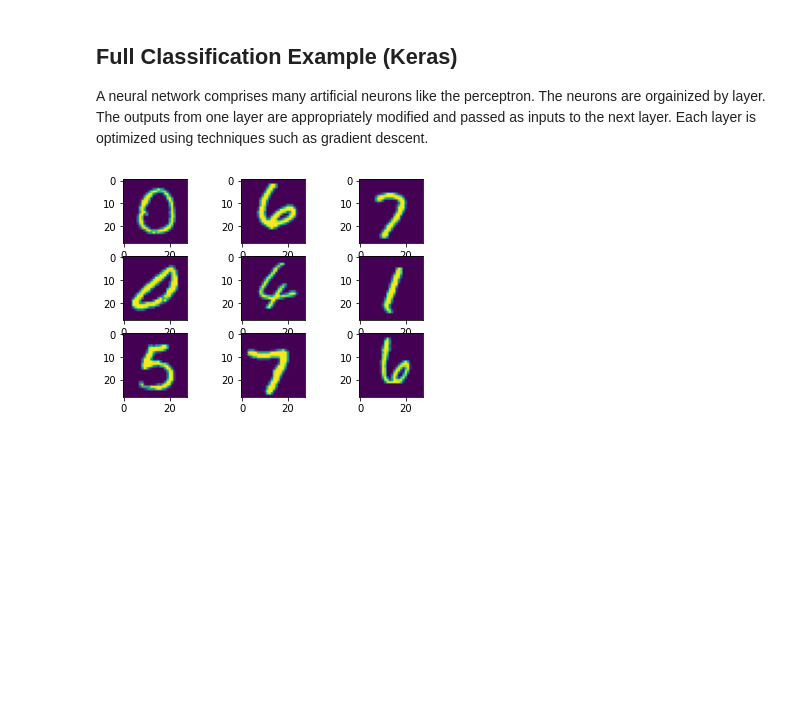
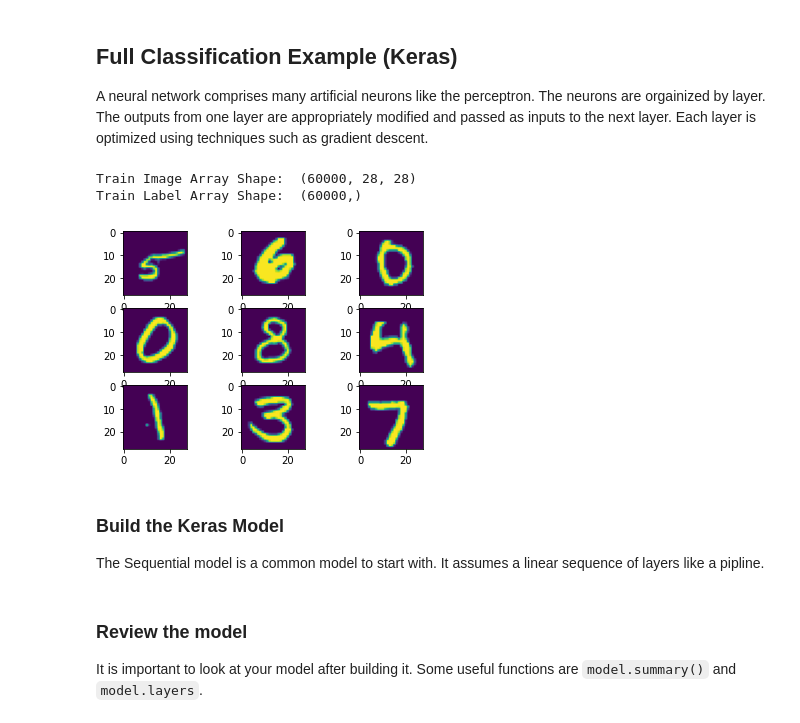
Before and after one commit to smnieee/ml_workshop, a Jupyter notebook: session5/1_FunWithNeuralNets.ipynb, the cells around one changed output. Drawn from its saved outputs; the diff is of its cells as text; code cells hidden in the pictures; blank space fills up the shorter version.

```diff
--- a/session5/1_FunWithNeuralNets.ipynb
+++ b/session5/1_FunWithNeuralNets.ipynb
@@ -114,17 +114,32 @@ A neural network comprises many artificial neurons like the perceptron. The neur
 # %%
 import sklearn
 mnist = keras.datasets.mnist
-(X_train, y_train), (X_test, y_test) = mnist.load_data()
+(X_train_full, y_train_full), (X_test, y_test) = mnist.load_data()
 
-img_samples = np.random.randint(0, high=len(X_train), size=9)
+# Rescale the data
+X_train_full = X_train_full /255.0
+y_train_full = y_train_full / 255.0
+X_test = X_test / 255.0
+y_test = y_test / 255.0
+
+print("Train Image Array Shape: ", np.shape(X_train_full))
+print("Train Label Array Shape: ", np.shape(y_train_full))
+
+#---
+# View the Test Data Here
+#---
+
+img_samples = np.random.randint(0, high=len(X_train_full), size=9)
 
 fig,ax = plt.subplots(3,3)
 
 for n in range(9):
   ind = np.unravel_index(n, (3,3))
-  img = X_train[img_samples[n]]
+  img = X_train_full[img_samples[n]]
   ax[ind].imshow(img)
 
 plt.show()
 # %% [output]
+Train Image Array Shape:  (60000, 28, 28)
+Train Label Array Shape:  (60000,)
-[figure, old version]
+[figure, new version]
@@ -130,0 +154,4 @@ plt.show()
+# %% [markdown]
+### Build the Keras Model
+
+The Sequential model is a common model to start with. It assumes a linear sequence of layers like a pipline.
@@ -130,0 +168,4 @@ plt.show()
+# %% [markdown]
+### Review the model
+
+It is important to look at your model after building it. Some useful functions are `model.summary()` and `model.layers`.
```
Also changed, not shown: parts of 12 cells of this notebook.
